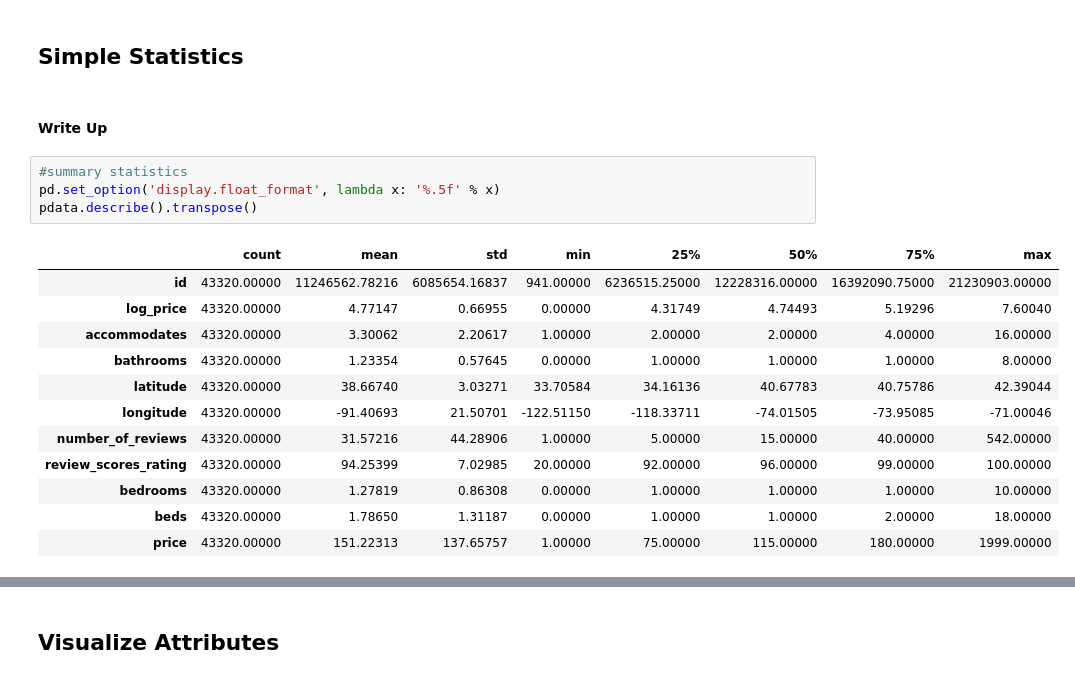
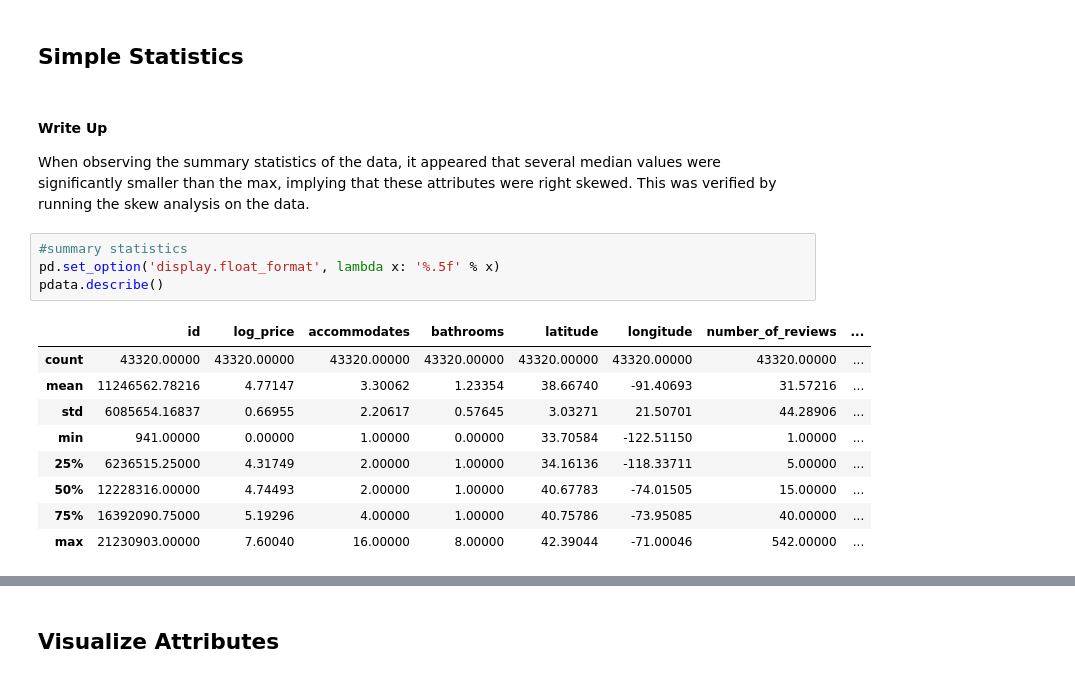
Before and after one commit to allenmiller17/SMU_7331_ML1_Project_1, a Jupyter notebook: Project_1_Final_Write_Up.ipynb, the cells around one changed output, grey strips where cells are left out. Saved outputs shown, nothing was run; the diff lists cells and outputs as text.

```diff
--- a/Project_1_Final_Write_Up.ipynb
+++ b/Project_1_Final_Write_Up.ipynb
@@ -131,22 +128,21 @@ price                       647
 dtype: int64
 # %% [markdown]
 ## Simple Statistics
-# %% [markdown]
-#### Write Up
+# %% [markdown]
+#### Write Up
+
+When observing the summary statistics of the data, it appeared that several median values were significantly smaller than the max, implying that these attributes were right skewed.  This was verified by running the skew analysis on the data.
 # %%
 #summary statistics
 pd.set_option('display.float_format', lambda x: '%.5f' % x)
-pdata.describe().transpose()
+pdata.describe()
 # %% [output]
-|  | count | mean | std | min | 25% | 50% | 75% | max |
-| id | 43320.00000 | 11246562.78216 | 6085654.16837 | 941.00000 | 6236515.25000 | 12228316.00000 | 16392090.75000 | 21230903.00000 |
-| log_price | 43320.00000 | 4.77147 | 0.66955 | 0.00000 | 4.31749 | 4.74493 | 5.19296 | 7.60040 |
-| accommodates | 43320.00000 | 3.30062 | 2.20617 | 1.00000 | 2.00000 | 2.00000 | 4.00000 | 16.00000 |
-| bathrooms | 43320.00000 | 1.23354 | 0.57645 | 0.00000 | 1.00000 | 1.00000 | 1.00000 | 8.00000 |
-| latitude | 43320.00000 | 38.66740 | 3.03271 | 33.70584 | 34.16136 | 40.67783 | 40.75786 | 42.39044 |
-| longitude | 43320.00000 | -91.40693 | 21.50701 | -122.51150 | -118.33711 | -74.01505 | -73.95085 | -71.00046 |
-| number_of_reviews | 43320.00000 | 31.57216 | 44.28906 | 1.00000 | 5.00000 | 15.00000 | 40.00000 | 542.00000 |
-| review_scores_rating | 43320.00000 | 94.25399 | 7.02985 | 20.00000 | 92.00000 | 96.00000 | 99.00000 | 100.00000 |
-| bedrooms | 43320.00000 | 1.27819 | 0.86308 | 0.00000 | 1.00000 | 1.00000 | 1.00000 | 10.00000 |
-| beds | 43320.00000 | 1.78650 | 1.31187 | 0.00000 | 1.00000 | 1.00000 | 2.00000 | 18.00000 |
-| price | 43320.00000 | 151.22313 | 137.65757 | 1.00000 | 75.00000 | 115.00000 | 180.00000 | 1999.00000 |
+|  | id | log_price | accommodates | bathrooms | latitude | longitude | number_of_reviews | ... |
+| count | 43320.00000 | 43320.00000 | 43320.00000 | 43320.00000 | 43320.00000 | 43320.00000 | 43320.00000 | ... |
+| mean | 11246562.78216 | 4.77147 | 3.30062 | 1.23354 | 38.66740 | -91.40693 | 31.57216 | ... |
+| std | 6085654.16837 | 0.66955 | 2.20617 | 0.57645 | 3.03271 | 21.50701 | 44.28906 | ... |
+| min | 941.00000 | 0.00000 | 1.00000 | 0.00000 | 33.70584 | -122.51150 | 1.00000 | ... |
+| 25% | 6236515.25000 | 4.31749 | 2.00000 | 1.00000 | 34.16136 | -118.33711 | 5.00000 | ... |
+| 50% | 12228316.00000 | 4.74493 | 2.00000 | 1.00000 | 40.67783 | -74.01505 | 15.00000 | ... |
+| 75% | 16392090.75000 | 5.19296 | 4.00000 | 1.00000 | 40.75786 | -73.95085 | 40.00000 | ... |
+| max | 21230903.00000 | 7.60040 | 16.00000 | 8.00000 | 42.39044 | -71.00046 | 542.00000 | ... |
```
Also changed, not shown: parts of 7 cells of this notebook.
